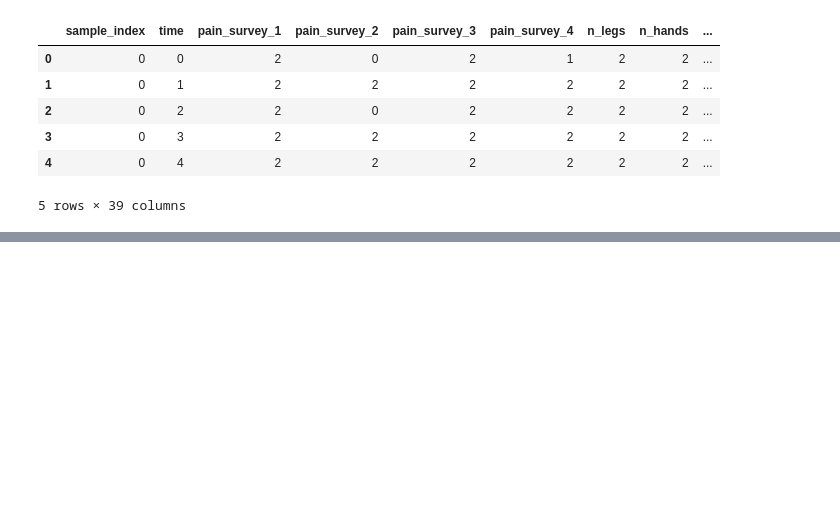
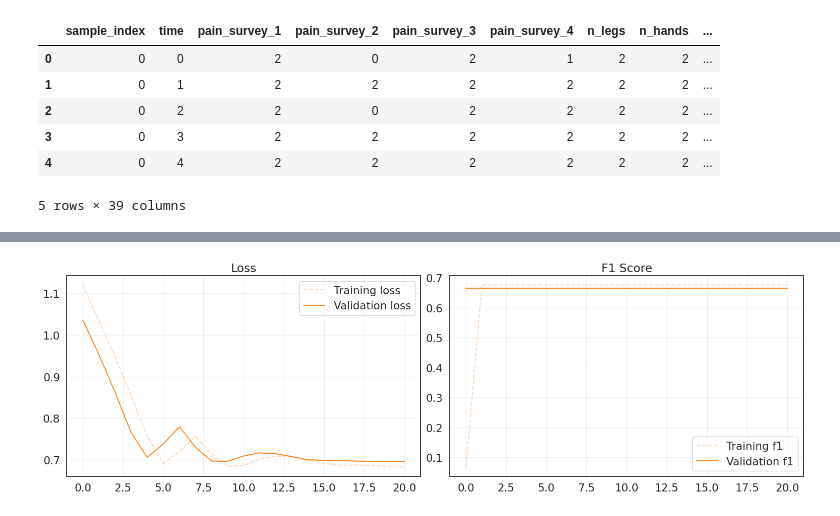
Before and after one commit to lorenzodemontis02/ANNDL_First_Challenge, a Jupyter notebook: challenge.ipynb, the cells around one changed output, grey strips where cells are left out. Cells and saved outputs as stored; diff of their text form; code cells hidden in the pictures; blank space fills up the shorter version.

Commit message:
Built the initial model, need to mitigate data imbalance

```diff
--- a/challenge.ipynb
+++ b/challenge.ipynb
@@ -246,0 +858,21 @@ STRIDE = 50
+# %%
+%%time
+# Train the model and track the training history
+rnn_model, training_history = fit(
+    model=rnn_model,
+    train_loader=train_loader,
+    val_loader=val_loader,
+    epochs=EPOCHS,
+    criterion=criterion,
+    optimizer=optimizer,
+    scaler=scaler,
+    device=device,
+    verbose=1,
+    experiment_name="gru",
+    patience=20
+    )
+
+# Update the best model if the current performance is superior
+if training_history['val_f1'][-1] > best_performance:
+    best_model = rnn_model
+    best_performance = training_history['val_f1'][-1]
@@ -246,0 +897,25 @@ STRIDE = 50
+# %%
+# @title Plot Hitory
+# Create a figure with two side-by-side subplots (two columns)
+fig, (ax1, ax2) = plt.subplots(nrows=1, ncols=2, figsize=(18, 5))
+
+# Plot of training and validation loss on the first axis
+ax1.plot(training_history['train_loss'], label='Training loss', alpha=0.3, color='#ff7f0e', linestyle='--')
+ax1.plot(training_history['val_loss'], label='Validation loss', alpha=0.9, color='#ff7f0e')
+ax1.set_title('Loss')
+ax1.legend()
+ax1.grid(alpha=0.3)
+
+# Plot of training and validation accuracy on the second axis
+ax2.plot(training_history['train_f1'], label='Training f1', alpha=0.3, color='#ff7f0e', linestyle='--')
+ax2.plot(training_history['val_f1'], label='Validation f1', alpha=0.9, color='#ff7f0e')
+ax2.set_title('F1 Score')
+ax2.legend()
+ax2.grid(alpha=0.3)
+
+# Adjust the layout and display the plot
+plt.tight_layout()
+plt.subplots_adjust(right=0.85)
+plt.show()
+# %% [output]
+[figure, added]
```
Also changed, not shown: parts of 26 cells of this notebook.
